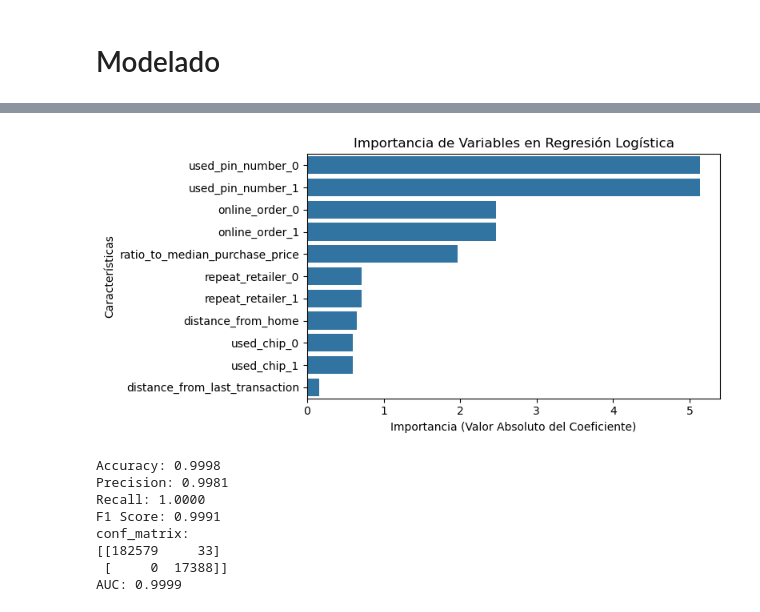
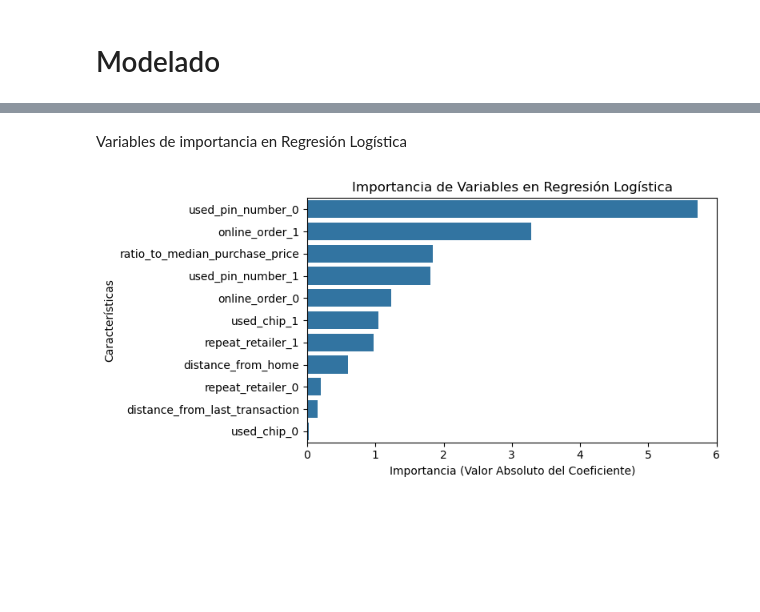
Before and after one commit to Rafa-Gamero/Machine-Learning, a Jupyter notebook: main.ipynb, the cells around one changed output, grey strips where cells are left out. Cells and saved outputs as stored; diff of their text form; code cells hidden in the pictures; blank space fills up the shorter version.

```diff
--- a/main.ipynb
+++ b/main.ipynb
@@ -215,0 +256,15 @@ X_train_resampled, y_train_resampled = rus.fit_resample(X_train_scaled, y_train)
+# %%
+gb = GradientBoostingClassifier(random_state=123)
+
+grid_gb = {
+    'n_estimators': [50, 100],  # Reducir el número de árboles a un rango más manejable
+    'max_depth': [3, 5],  # Limitar la profundidad del árbol para evitar sobreajuste
+    'min_samples_split': [10, 20],  # Limitar para evitar sobreajuste y ajustar a tamaño de los datos
+}
+
+model_gb = GridSearchCV(estimator=gb, param_grid=grid_gb, cv=3)
+
+model_gb.fit(X_train_resampled, y_train_resampled)
+
+best_gb_model = model_gb.best_estimator_
+model_gb.best_estimator_
@@ -216,22 +273,2 @@ X_train_resampled, y_train_resampled = rus.fit_resample(X_train_scaled, y_train)
 # %% [markdown]
 # Modelado
-# %%
-#Regresion logistica
-logic = LogisticRegression()
-logic.fit(X_train_resampled, y_train_resampled)
-y_pred = logic.predict(X_test_scaled)
-
-# Calcular métricas
-accuracy_logic = accuracy_score(y_test, y_pred)
-precision_logic = precision_score(y_test, y_pred)
-recall_logic = recall_score(y_test, y_pred )
-f1_logic = f1_score(y_test, y_pred)
-conf_matrix_logic = confusion_matrix(y_test, y_pred)
-auc_logic = roc_auc_score(y_test, y_pred)
-# Imprimir los resultados
-print(f"Accuracy: {accuracy_logic:.4f}")
-print(f"Precision: {precision_logic:.4f}")
-print(f"Recall: {recall_logic:.4f}")
-print(f"F1 Score: {f1_logic:.4f}")
-print(f"Confusion Matrix:\n{conf_matrix_logic}")
-print(f"AUC: {auc_logic:.4f}")
@@ -247,48 +281,21 @@ AUC: 0.9427
+# %% [markdown]
+Variables de importancia en Regresión Logística
 # %%
 # Obtener los coeficientes del modelo de regresión logística
-coef_importance = pd.Series(np.abs(logic.coef_[0]), index=X_train_resampled.columns)
+coef_importance = pd.Series(np.abs(best_model.coef_[0]), index=X_train_resampled.columns)
 coef_importance.sort_values(ascending=False, inplace=True)
 
 # Crear gráfico de barras
 plt.figure(figsize=(8, 4))
 sns.barplot(x=coef_importance.values, y=coef_importance.index)
 
 # Añadir título y etiquetas
 plt.title("Importancia de Variables en Regresión Logística")
 plt.xlabel("Importancia (Valor Absoluto del Coeficiente)")
 plt.ylabel("Características")
 
 # Mostrar gráfico
 plt.tight_layout()
 plt.show()
 # %% [output]
-[figure, old version]
+[figure, new version]
-# %%
-# Modelo arboles de decision
-tree = DecisionTreeClassifier()
-tree.fit(X_train_resampled, y_train_resampled)
-
-y_pred_tree = tree.predict(X_test_scaled)
-accuracy_tree = accuracy_score(y_test, y_pred_tree)
-precision_tree = precision_score(y_test, y_pred_tree)
-recall_tree = recall_score(y_test, y_pred_tree)
-f1_tree = f1_score(y_test, y_pred_tree)
-conf_matrix_tree = confusion_matrix(y_test, y_pred_tree)
-auc_tree = roc_auc_score(y_test, y_pred_tree)
-
-# Imprimir los resultados
-print(f"Accuracy: {accuracy_tree:.4f}")
-print(f"Precision: {precision_tree:.4f}")
-print(f"Recall: {recall_tree:.4f}")
-print(f"F1 Score: {f1_tree:.4f}")
-print(f"conf_matrix:\n{conf_matrix_tree}")
-print(f"AUC: {auc_tree:.4f}")
-# %% [output]
-Accuracy: 0.9998
-Precision: 0.9981
-Recall: 1.0000
-F1 Score: 0.9991
-conf_matrix:
-[[182579     33]
- [     0  17388]]
-AUC: 0.9999
```
Also changed, not shown: parts of 33 cells of this notebook, 1 other file.
